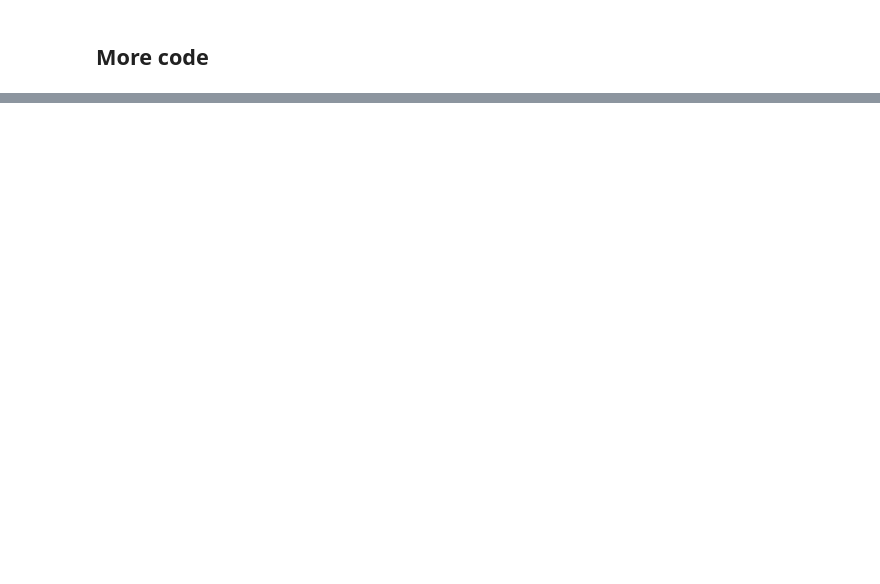
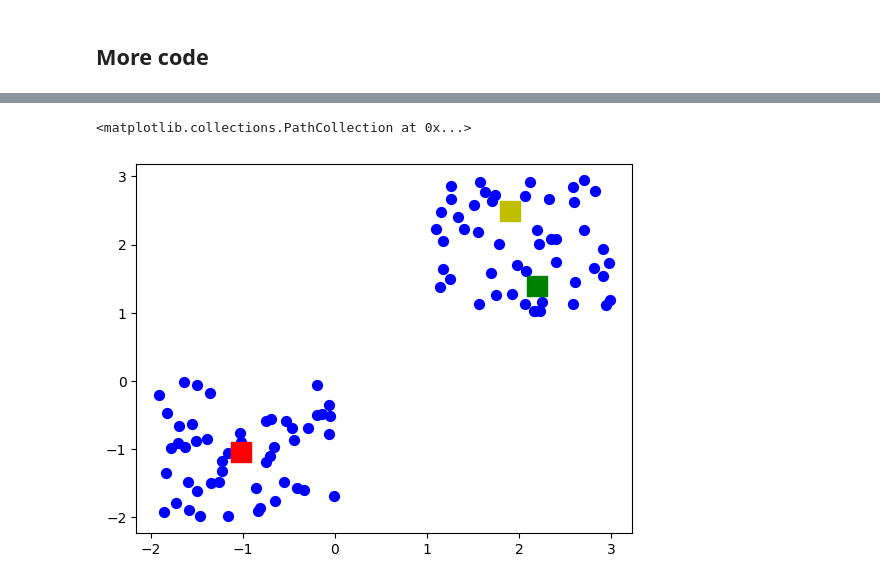
Before and after one commit to allansdefreitas/unsupervised-learning, a Jupyter notebook: questao_1.ipynb, the cells around one changed output, grey strips where cells are left out. Saved outputs shown, nothing was run; the diff lists cells and outputs as text; code cells hidden in the pictures; blank space fills up the shorter version.

```diff
--- a/questao_1.ipynb
+++ b/questao_1.ipynb
@@ -1238,0 +1298,8 @@ ax2.legend()
+# %%
+plt.scatter(X[ : , 0], X[ : , 1], s =50, c='b')
+plt.scatter( 2.19934167,  1.39012626, s=200, c='g', marker='s')
+plt.scatter(-1.01823807, -1.04679272, s=200, c='r', marker='s')
+plt.scatter(1.89683623, 2.49427892, s=200, c='y', marker='s')
+# %% [output]
+<matplotlib.collections.PathCollection at 0x...>
+[figure, added]
```
Also changed, not shown: parts of 62 cells of this notebook.
